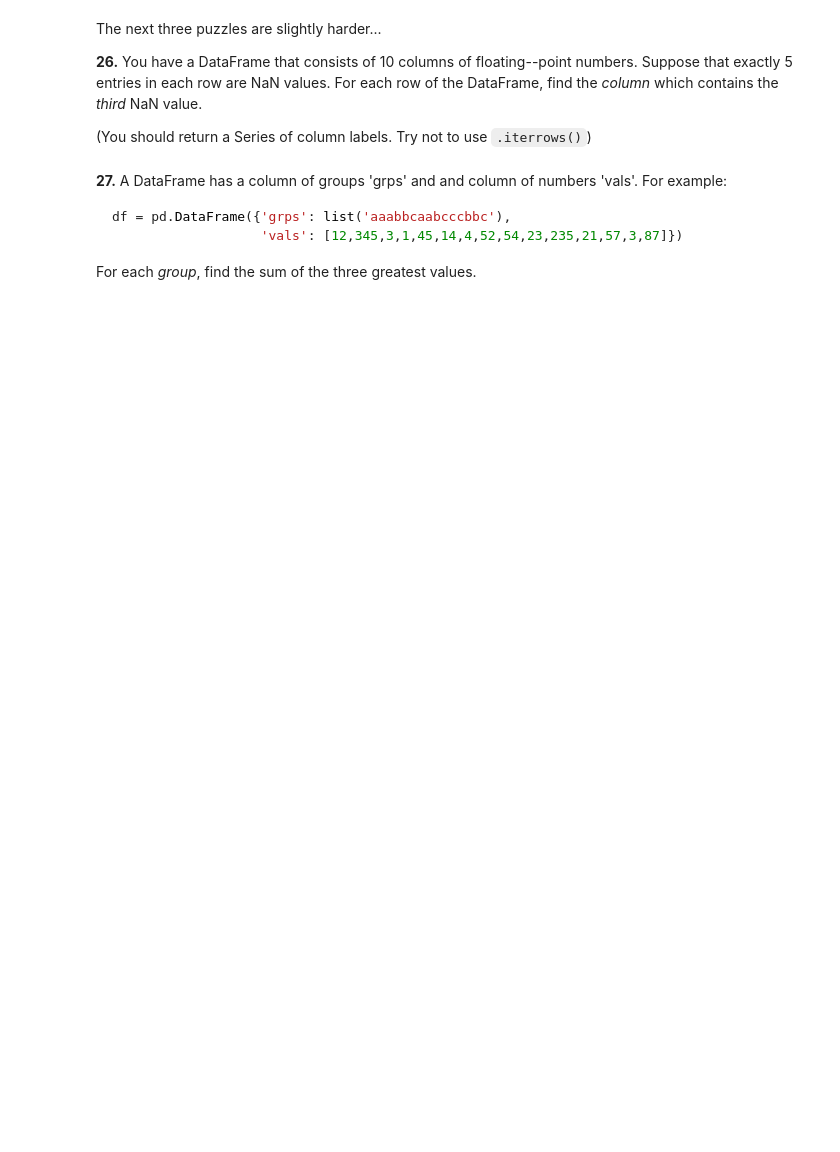
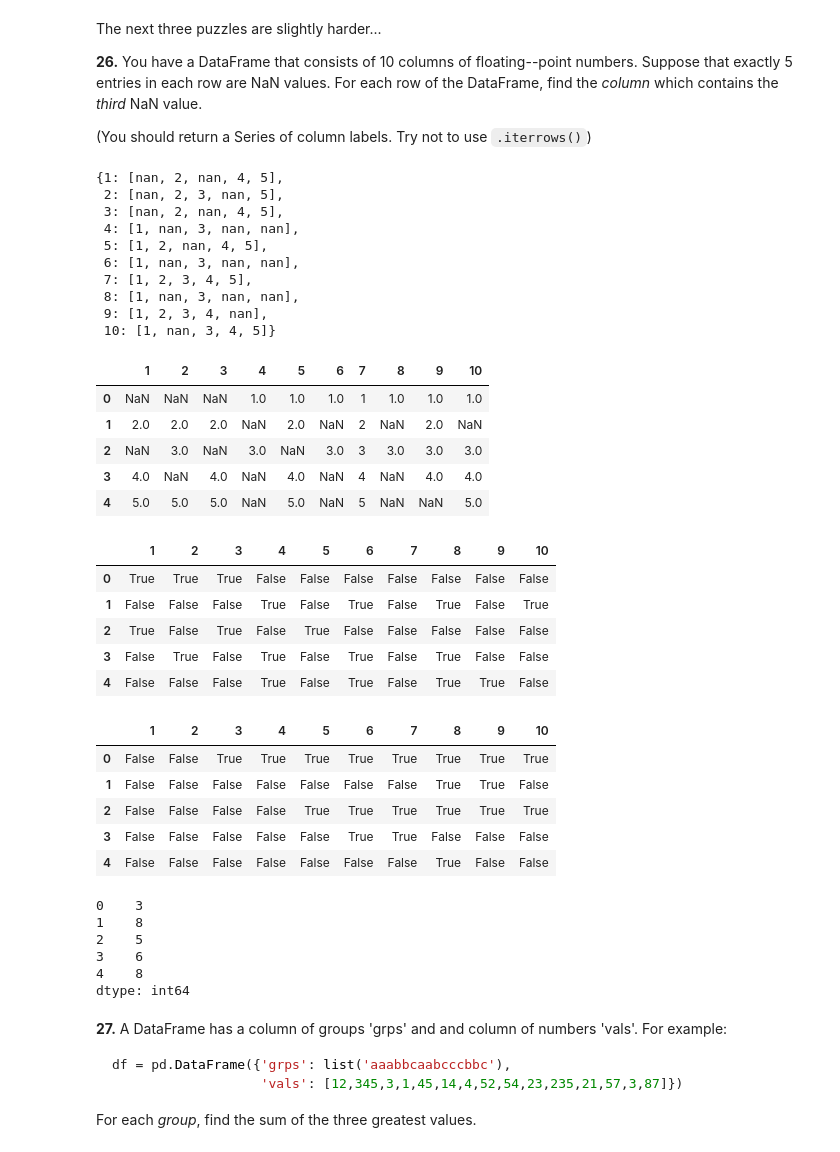
Before and after one commit to Deniz-shelby/AI_Bootcamp, a Jupyter notebook: M1/D7/d7_Pandas/100-pandas-puzzles.ipynb, the cells around one changed output. Drawn from its saved outputs; the diff is of its cells as text; code cells hidden in the pictures; blank space fills up the shorter version.

```diff
--- a/M1/D7/d7_Pandas/100-pandas-puzzles.ipynb
+++ b/M1/D7/d7_Pandas/100-pandas-puzzles.ipynb
@@ -441,15 +497,56 @@ The next three puzzles are slightly harder...
 # %%
 data = {
 1:[np.nan,2,np.nan,4,5],
 2:[np.nan,2,3,np.nan,5],
 3:[np.nan,2,np.nan,4,5],
 4:[1,np.nan,3,np.nan,np.nan],
 5:[1,2,np.nan,4,5],
 6:[1,np.nan,3,np.nan,np.nan],
 7:[1,2,3,4,5],
 8:[1,np.nan,3,np.nan,np.nan],
 9:[1,2,3,4,np.nan],
 10:[1,np.nan,3,4,5]}
+display(data)
+df_new =pd.DataFrame(data)
+display(df_new)
+display(df_new.isnull()) #show which ones are null
+display(df_new.isnull().cumsum(axis=1)==3) #cumsum(cumulative sum)axis=1 is for column wise, counts the true boolean till its 3
+(df_new.isnull().cumsum(axis=1) == 3).idxmax(axis=1) #idxmax(axis=1 is for column wise like cumsum) Return index of first occurrence of maximum over requested axis
+# %% [output]
+{1: [nan, 2, nan, 4, 5],
+ 2: [nan, 2, 3, nan, 5],
+ 3: [nan, 2, nan, 4, 5],
+ 4: [1, nan, 3, nan, nan],
+ 5: [1, 2, nan, 4, 5],
+ 6: [1, nan, 3, nan, nan],
+ 7: [1, 2, 3, 4, 5],
+ 8: [1, nan, 3, nan, nan],
+ 9: [1, 2, 3, 4, nan],
+ 10: [1, nan, 3, 4, 5]}
+|  | 1 | 2 | 3 | 4 | 5 | 6 | 7 | 8 | 9 | 10 |
+| 0 | NaN | NaN | NaN | 1.0 | 1.0 | 1.0 | 1 | 1.0 | 1.0 | 1.0 |
+| 1 | 2.0 | 2.0 | 2.0 | NaN | 2.0 | NaN | 2 | NaN | 2.0 | NaN |
+| 2 | NaN | 3.0 | NaN | 3.0 | NaN | 3.0 | 3 | 3.0 | 3.0 | 3.0 |
+| 3 | 4.0 | NaN | 4.0 | NaN | 4.0 | NaN | 4 | NaN | 4.0 | 4.0 |
+| 4 | 5.0 | 5.0 | 5.0 | NaN | 5.0 | NaN | 5 | NaN | NaN | 5.0 |
+|  | 1 | 2 | 3 | 4 | 5 | 6 | 7 | 8 | 9 | 10 |
+| 0 | True | True | True | False | False | False | False | False | False | False |
+| 1 | False | False | False | True | False | True | False | True | False | True |
+| 2 | True | False | True | False | True | False | False | False | False | False |
+| 3 | False | True | False | True | False | True | False | True | False | False |
+| 4 | False | False | False | True | False | True | False | True | True | False |
+|  | 1 | 2 | 3 | 4 | 5 | 6 | 7 | 8 | 9 | 10 |
+| 0 | False | False | True | True | True | True | True | True | True | True |
+| 1 | False | False | False | False | False | False | False | True | True | False |
+| 2 | False | False | False | False | True | True | True | True | True | True |
+| 3 | False | False | False | False | False | True | True | False | False | False |
+| 4 | False | False | False | False | False | False | False | True | False | False |
+0    3
+1    8
+2    5
+3    6
+4    8
+dtype: int64
 # %% [markdown]
 **27.** A DataFrame has a column of groups 'grps' and and column of numbers 'vals'. For example:
 
```
Also changed, not shown: parts of 7 cells of this notebook.
